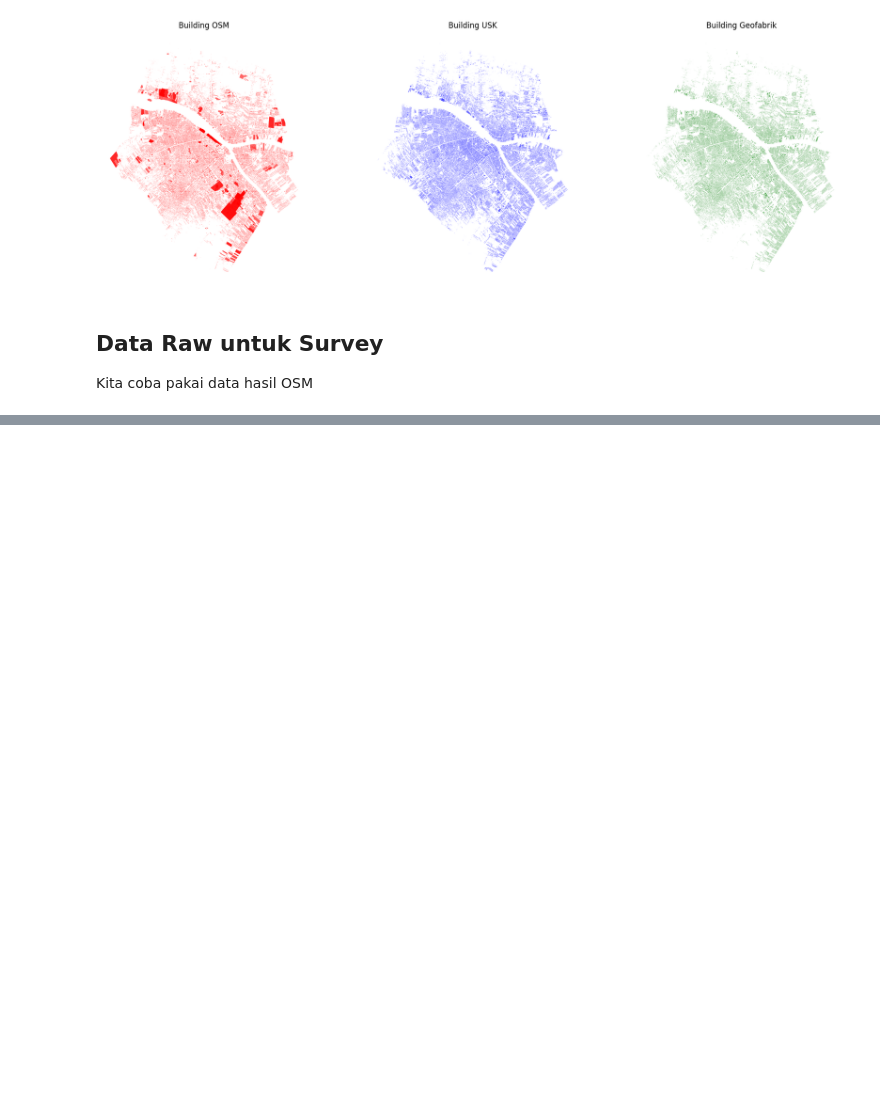
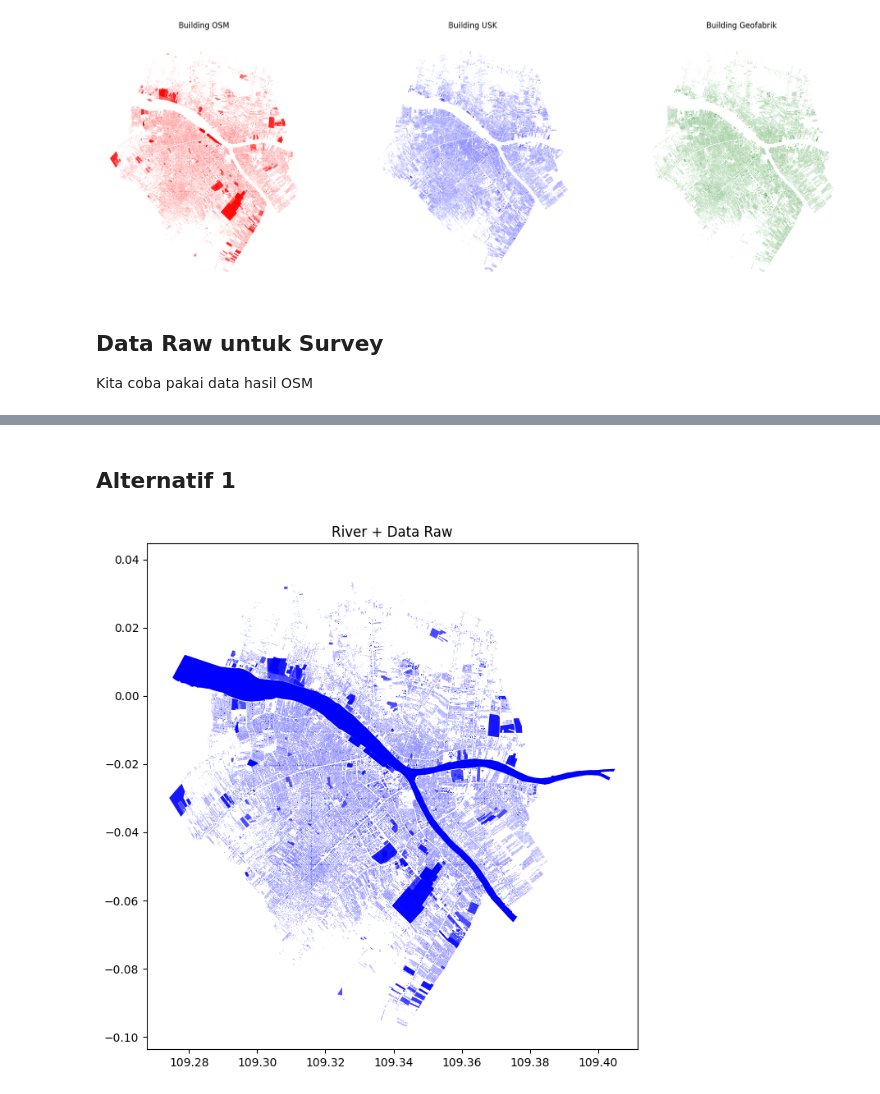
Before and after one commit to alzimna/ara, a Jupyter notebook: Code/ara_team_project.ipynb, the cells around one changed output, grey strips where cells are left out. Drawn from its saved outputs; the diff is of its cells as text; code cells hidden in the pictures; blank space fills up the shorter version.

```diff
--- a/Code/ara_team_project.ipynb
+++ b/Code/ara_team_project.ipynb
@@ -619,3 +667,3 @@ Kita coba pakai data hasil OSM
 # %%
-data_raw = building_osm.copy()
+data_raw
 # %% [output]
@@ -650,0 +897,12 @@ with pd.ExcelWriter("data_raw.xlsx", engine="xlsxwriter") as writer:
+# %% [markdown]
+## Alternatif 1
+# %%
+fig, ax = plt.subplots(figsize=(8,8))
+
+river.plot(ax=ax, color="blue", linewidth=1)
+data_raw.plot(ax=ax, color="blue", markersize=5, alpha=0.7)
+
+plt.title("River + Data Raw")
+plt.show()
+# %% [output]
+[figure, added]
```
Also changed, not shown: parts of 24 cells of this notebook.
